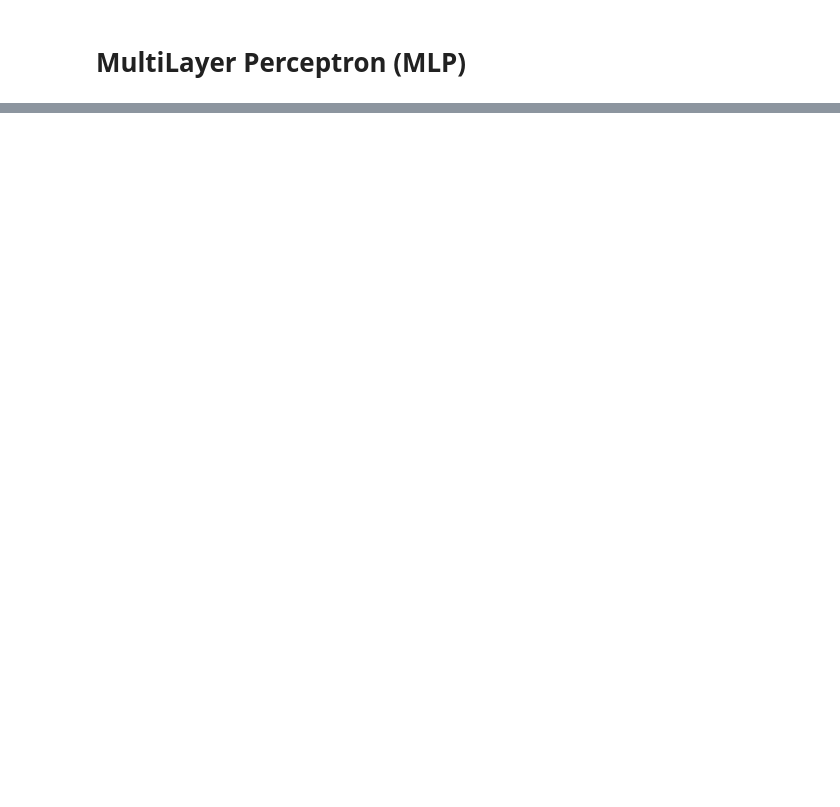
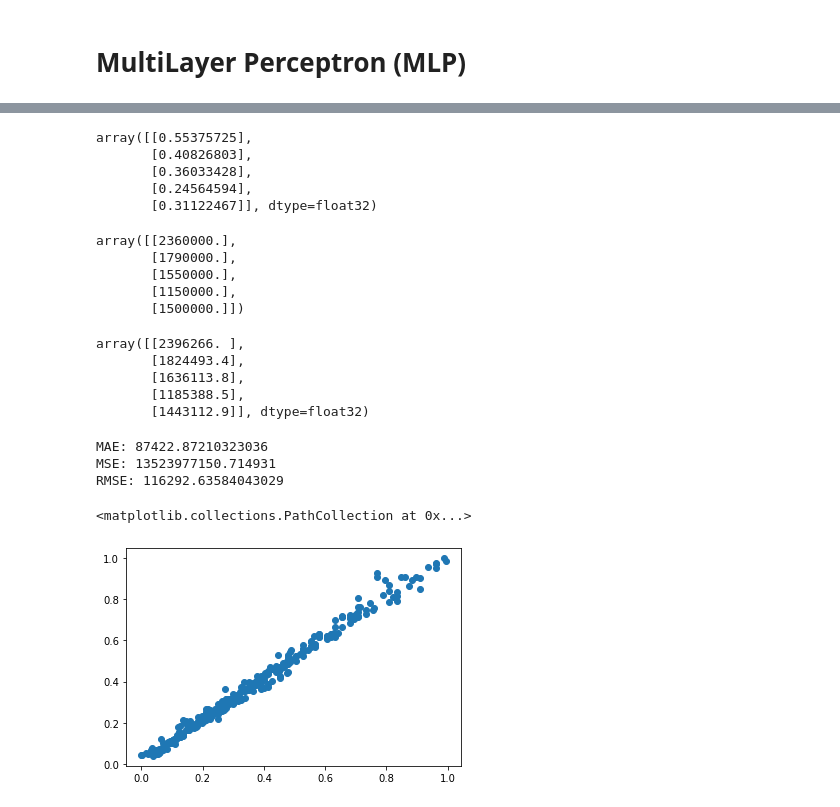
Before and after one commit to joanaaVO/Projeto-DAA, a Jupyter notebook: src/properties_db.ipynb, the cells around one changed output, grey strips where cells are left out. Saved outputs shown, nothing was run; the diff lists cells and outputs as text; code cells hidden in the pictures; blank space fills up the shorter version.

```diff
--- a/src/properties_db.ipynb
+++ b/src/properties_db.ipynb
@@ -681,0 +557,44 @@ for mean,stdev,param in zip(means,stds,params):
+# %%
+#Get predictions
+predictionsMLP = best_mlp_model.predict(x_test)
+predictionsMLP = predictionsMLP.reshape(predictionsMLP.shape[0],1)
+predictionsMLP[:5]
+# %% [output]
+array([[0.55375725],
+       [0.40826803],
+       [0.36033428],
+       [0.24564594],
+       [0.31122467]], dtype=float32)
+# %%
+# unscale the y_test
+y_test_unscaled = scaler_y.inverse_transform(y_test)
+y_test_unscaled[:5]
+# %% [output]
+array([[2360000.],
+       [1790000.],
+       [1550000.],
+       [1150000.],
+       [1500000.]])
+# %%
+# unscale the model prediction
+predictionsMLP_unscaled = scaler_y.inverse_transform(predictionsMLP)
+predictionsMLP_unscaled[:5]
+# %% [output]
+array([[2396266. ],
+       [1824493.4],
+       [1636113.8],
+       [1185388.5],
+       [1443112.9]], dtype=float32)
+# %%
+print('MAE:',metrics.mean_absolute_error(y_test_unscaled,predictionsMLP_unscaled))
+print('MSE:',metrics.mean_squared_error(y_test_unscaled,predictionsMLP_unscaled))
+print('RMSE:',np.sqrt(metrics.mean_squared_error(y_test_unscaled,predictionsMLP_unscaled)))
+# %% [output]
+MAE: 87422.87210323036
+MSE: 13523977150.714931
+RMSE: 116292.63584043029
+# %%
+plt.scatter(y_test,predictionsMLP)
+# %% [output]
+<matplotlib.collections.PathCollection at 0x...>
+[figure, added]
```
Also changed, not shown: parts of 31 cells of this notebook.
